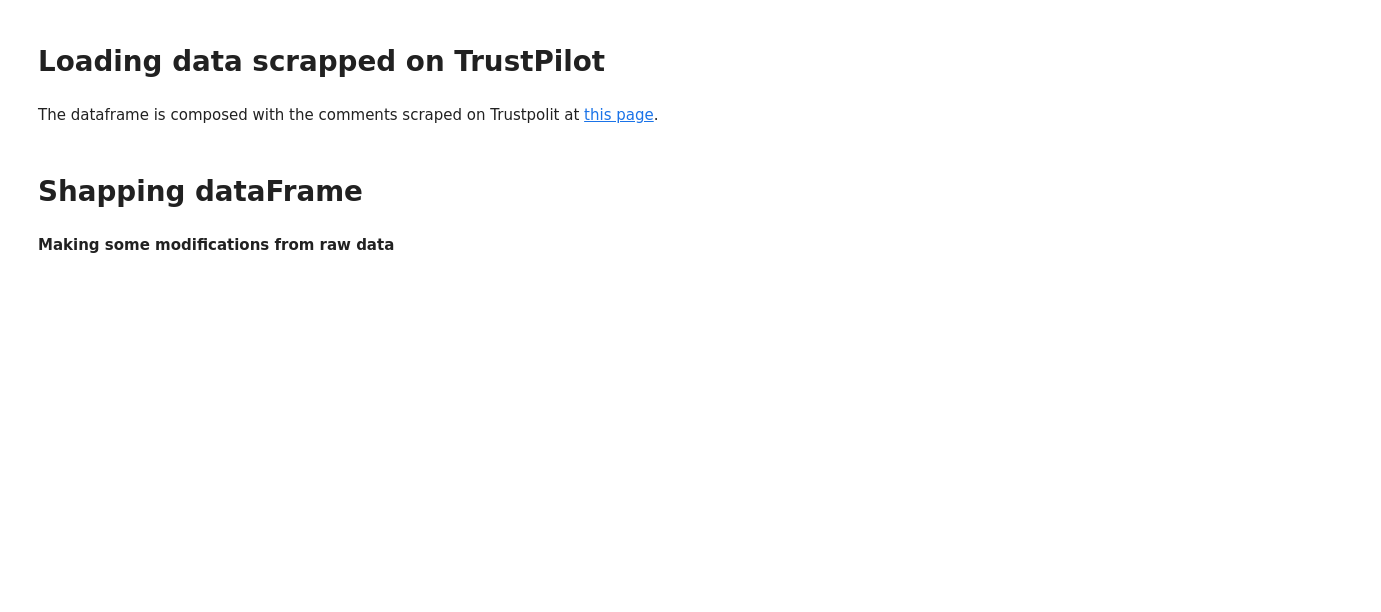
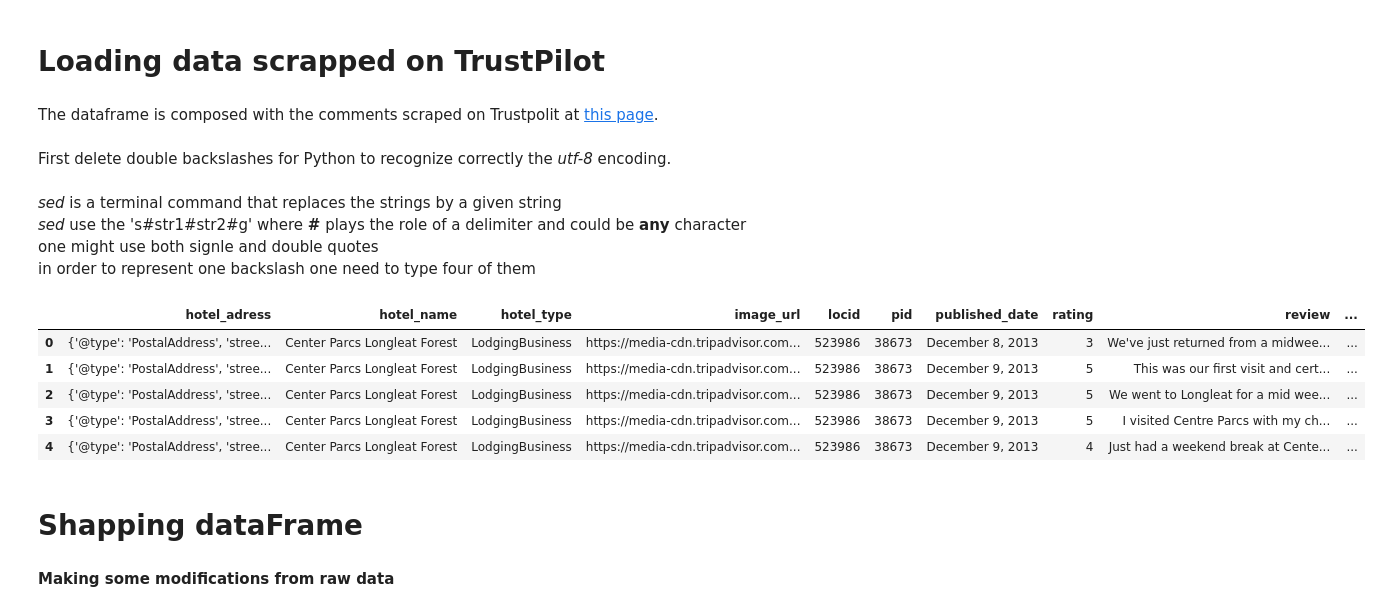
Before and after one commit to ZiggerZZ/CG, a Jupyter notebook: X_HEC_Session_3_Notebook_1_clean_data1.ipynb, the cells around one changed output. Cells and saved outputs as stored; diff of their text form; code cells hidden in the pictures; blank space fills up the shorter version.

Commit message:
Everything reorganized
todo: finish stemming/lemmatization, delete old files

```diff
--- a/X_HEC_Session_3_Notebook_1_clean_data1.ipynb
+++ b/X_HEC_Session_3_Notebook_1_clean_data1.ipynb
@@ -28,3 +31,10 @@ True
 # Loading data scrapped on TrustPilot
 # %% [markdown]
 The dataframe is  composed with the comments scraped on Trustpolit at [this page](https://fr.trustpilot.com/review/www.centerparcs.fr/fr-fr).
+# %% [markdown]
+First delete double backslashes for Python to recognize correctly the _utf-8_ encoding.
+# %% [markdown]
+_sed_ is a terminal command that replaces the strings by a given string
+_sed_ use the 's#str1#str2#g' where __#__ plays the role of a delimiter and could be  __any__ character
+one might use both signle and double quotes
+in order to represent one backslash one need to type four of them
@@ -31,5 +46,14 @@ The dataframe is  composed with the comments scraped on Trustpolit at [this page
 # %%
 df = pd.read_json('tripadvisorenfinal1.json')
+# %%
+df.head()
+# %% [output]
+|  | hotel_adress | hotel_name | hotel_type | image_url | locid | pid | published_date | rating | review | ... |
+| 0 | {'@type': 'PostalAddress', 'stree... | Center Parcs Longleat Forest | LodgingBusiness | https://media-cdn.tripadvisor.com... | 523986 | 38673 | December 8, 2013 | 3 | We've just returned from a midwee... | ... |
+| 1 | {'@type': 'PostalAddress', 'stree... | Center Parcs Longleat Forest | LodgingBusiness | https://media-cdn.tripadvisor.com... | 523986 | 38673 | December 9, 2013 | 5 | This was our first visit and cert... | ... |
+| 2 | {'@type': 'PostalAddress', 'stree... | Center Parcs Longleat Forest | LodgingBusiness | https://media-cdn.tripadvisor.com... | 523986 | 38673 | December 9, 2013 | 5 | We went to Longleat for a mid wee... | ... |
+| 3 | {'@type': 'PostalAddress', 'stree... | Center Parcs Longleat Forest | LodgingBusiness | https://media-cdn.tripadvisor.com... | 523986 | 38673 | December 9, 2013 | 5 | I visited Centre Parcs with my ch... | ... |
+| 4 | {'@type': 'PostalAddress', 'stree... | Center Parcs Longleat Forest | LodgingBusiness | https://media-cdn.tripadvisor.com... | 523986 | 38673 | December 9, 2013 | 4 | Just had a weekend break at Cente... | ... |
 # %% [markdown]
 # Shapping dataFrame
 # %% [markdown]
```
Also changed, not shown: parts of 4 cells of this notebook, 19 other files.
